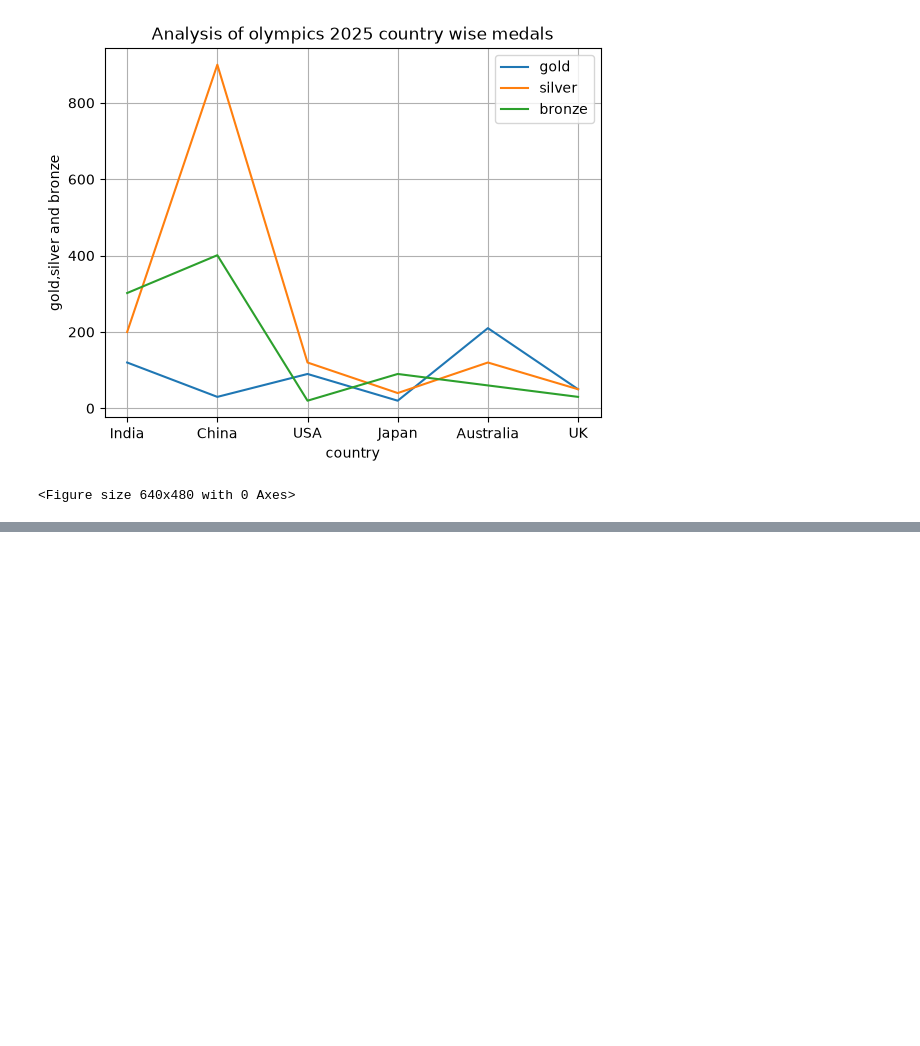
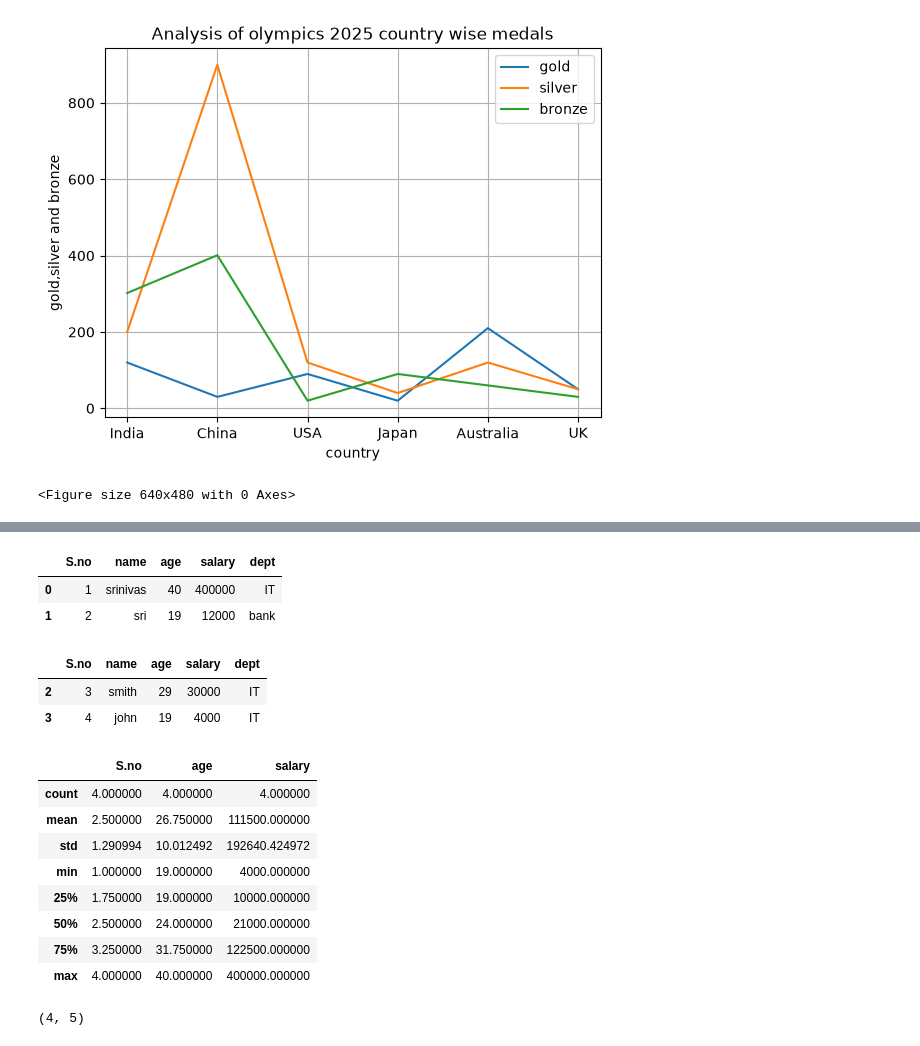
Before and after one commit to maheshkesineni/Data-analytics, a Jupyter notebook: python projects/ python analytics.ipynb, the cells around one changed output, grey strips where cells are left out. Cells and saved outputs as stored; diff of their text form; code cells hidden in the pictures; blank space fills up the shorter version.

```diff
--- a/python projects/ python analytics.ipynb
+++ b/python projects/ python analytics.ipynb
@@ -157,0 +161,3 @@ plt.savefig("Analysis of olympics 2025 country wise medals.jpg")
+# %%
+df=pd.read_csv("employee123.csv")
+df
@@ -157,0 +170,28 @@ plt.savefig("Analysis of olympics 2025 country wise medals.jpg")
+# %%
+df.head(2)
+# %% [output]
+|  | S.no | name | age | salary | dept |
+| 0 | 1 | srinivas | 40 | 400000 | IT |
+| 1 | 2 | sri | 19 | 12000 | bank |
+# %%
+df.tail(2)
+# %% [output]
+|  | S.no | name | age | salary | dept |
+| 2 | 3 | smith | 29 | 30000 | IT |
+| 3 | 4 | john | 19 | 4000 | IT |
+# %%
+df.describe()
+# %% [output]
+|  | S.no | age | salary |
+| count | 4.000000 | 4.000000 | 4.000000 |
+| mean | 2.500000 | 26.750000 | 111500.000000 |
+| std | 1.290994 | 10.012492 | 192640.424972 |
+| min | 1.000000 | 19.000000 | 4000.000000 |
+| 25% | 1.750000 | 19.000000 | 10000.000000 |
+| 50% | 2.500000 | 24.000000 | 21000.000000 |
+| 75% | 3.250000 | 31.750000 | 122500.000000 |
+| max | 4.000000 | 40.000000 | 400000.000000 |
+# %%
+df.shape
+# %% [output]
+(4, 5)
```
Also changed, not shown: parts of 8 cells of this notebook, 17 other files.
